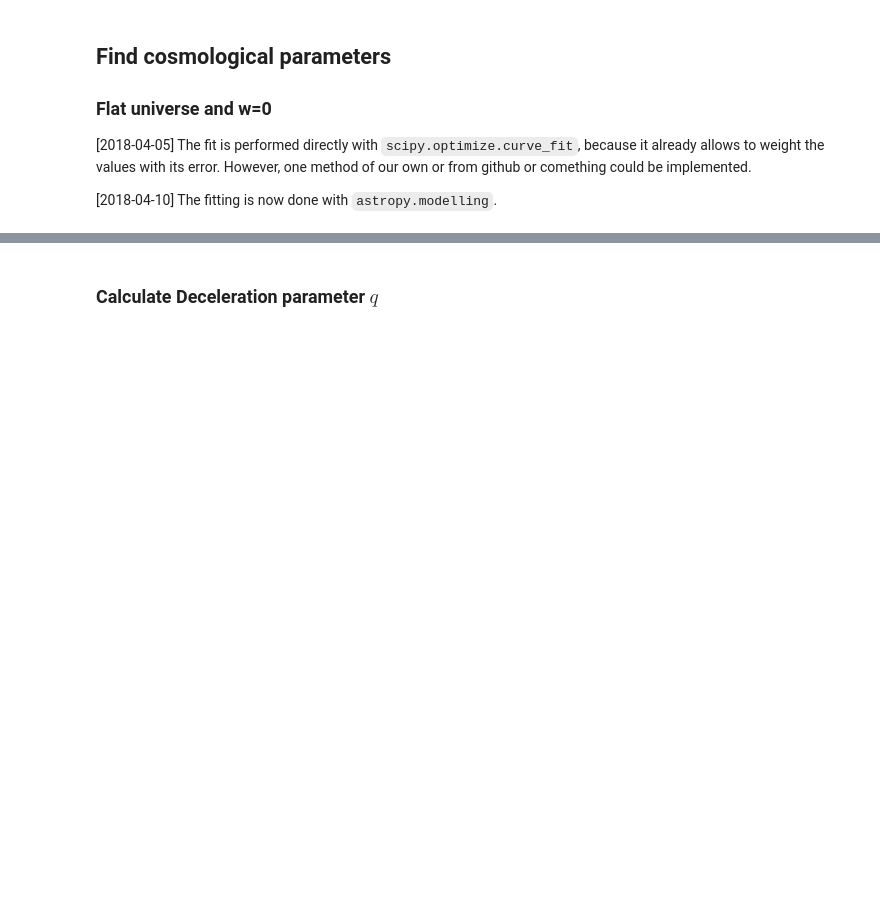
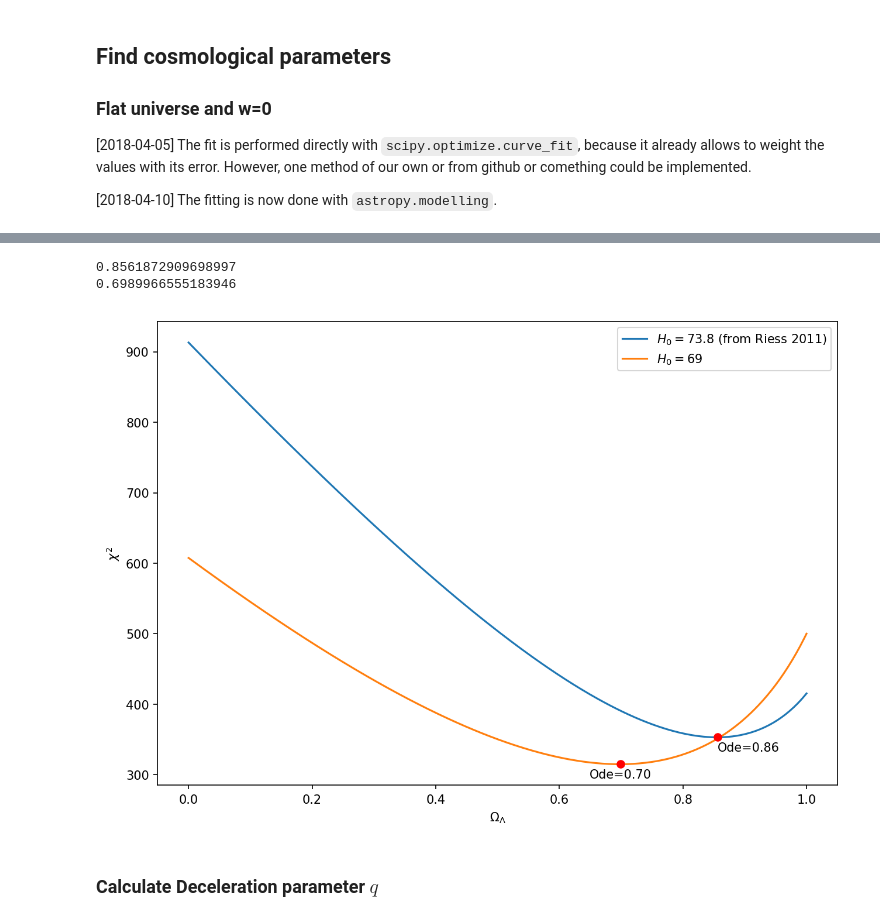
Before and after one commit to OriolAbril/cosmology, a Jupyter notebook: project.ipynb, the cells around one changed output, grey strips where cells are left out. Saved outputs shown, nothing was run; the diff lists cells and outputs as text; code cells hidden in the pictures; blank space fills up the shorter version.

```diff
--- a/project.ipynb
+++ b/project.ipynb
@@ -117,3 +119,27 @@ Text(0,0.5,'Distance modulus')
+# %%
+Ode_grid = np.linspace(0,1,300)
+Ode_chi_73 = [sum((SNe_df[mask]['d_mod']-dist_mod(SNe_df[mask]['z'],Hz_flatLCDM,(Ode,73.8)))**2/SNe_df[mask]['err_d_mod'])
+           for Ode in Ode_grid]
+Ode_chi_69 = [sum((SNe_df[mask]['d_mod']-dist_mod(SNe_df[mask]['z'],Hz_flatLCDM,(Ode,69)))**2/SNe_df[mask]['err_d_mod'])
+           for Ode in Ode_grid]
+# %%
+plt.plot(Ode_grid,Ode_chi_73,label=r'$H_0=73.8$ (from Riess 2011)')
+plt.plot(Ode_grid,Ode_chi_69,label=r'$H_0=69$')
+plt.xlabel(r'$\Omega_\Lambda$'); plt.ylabel(r'$\chi^2$')
+plt.legend()
+ind_73 = np.argmin(Ode_chi_73)
+plt.plot(Ode_grid[ind_73],Ode_chi_73[ind_73],'ro')
+plt.text(Ode_grid[ind_73],Ode_chi_73[ind_73]-20,'Ode={:.2f}'.format(Ode_grid[ind_73]))
+print Ode_grid[ind_73]
+ind_69 = np.argmin(Ode_chi_69)
+print Ode_grid[ind_69]
+plt.plot(Ode_grid[ind_69],Ode_chi_69[ind_69],'ro')
+plt.text(Ode_grid[ind_69]-.05,Ode_chi_69[ind_69]-20,'Ode={:.2f}'.format(Ode_grid[ind_69]))
+plt.savefig('chi2_Ode.png')
+# %% [output]
+0.8561872909698997
+0.6989966555183946
+[figure, added]
 # %% [markdown]
 ### Calculate Deceleration parameter $q$
 # %%
```
Also changed, not shown: parts of 9 cells of this notebook, 1 other file.
